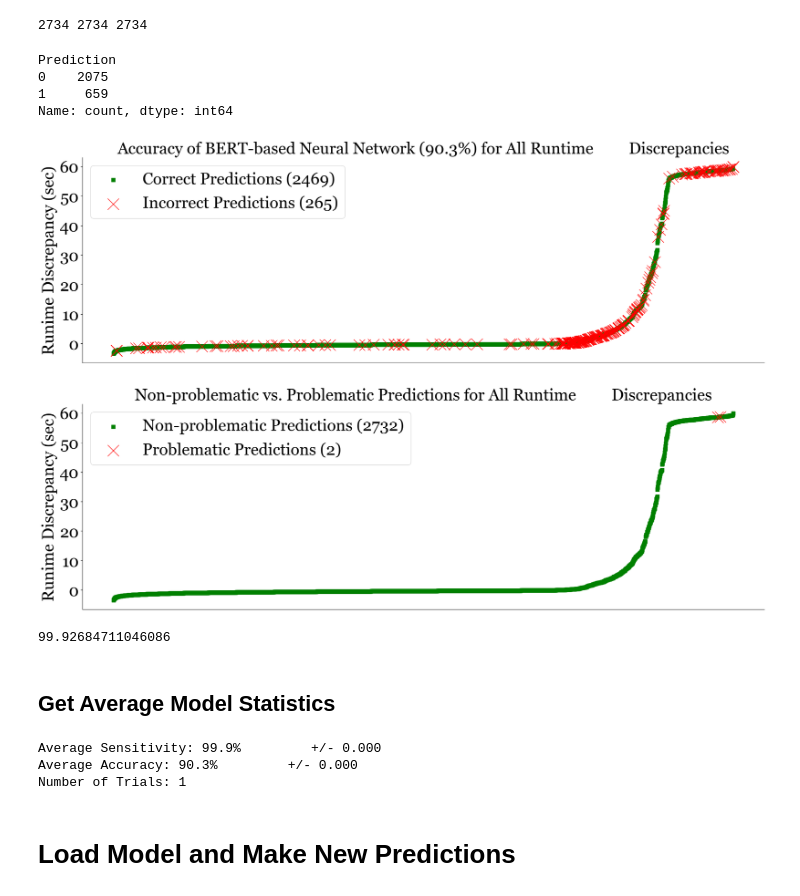
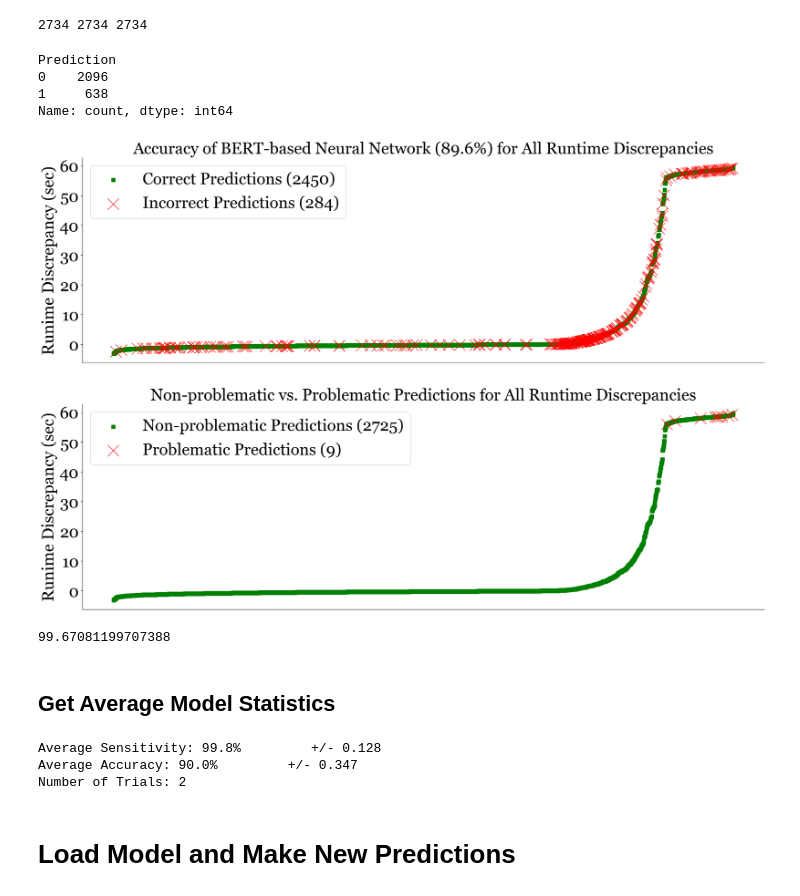
Before and after one commit to wrickord/CutFree, a Jupyter notebook: algorithm-classifier/AlgorithmClassifier.ipynb, the cells around one changed output. Drawn from its saved outputs; the diff is of its cells as text; code cells hidden in the pictures.

Commit message:
BERT model new version

```diff
--- a/algorithm-classifier/AlgorithmClassifier.ipynb
+++ b/algorithm-classifier/AlgorithmClassifier.ipynb
@@ -845,18 +850,23 @@ df_test = df_test.dropna(subset=["Prediction"])
 
 # set prediction algorithm
 cutfree_condition = \
-    ((df_test["Prediction"] == True) & (df_test["Correct_Algorithm_Choice"] == 0)) \
-    | ((df_test["Prediction"] == False) & (df_test["Correct_Algorithm_Choice"] == 1))
+    ((df_test["Prediction"] == True) \
+        & (df_test["Correct_Algorithm_Choice"] == 0)) \
+        | ((df_test["Prediction"] == False) \
+        & (df_test["Correct_Algorithm_Choice"] == 1))
 cutfreerl_condition = \
-    ((df_test["Prediction"] == True) & (df_test["Correct_Algorithm_Choice"] == 1)) \
-    | ((df_test["Prediction"] == False) & (df_test["Correct_Algorithm_Choice"] == 0))
+    ((df_test["Prediction"] == True) \
+        & (df_test["Correct_Algorithm_Choice"] == 1)) \
+        | ((df_test["Prediction"] == False) \
+        & (df_test["Correct_Algorithm_Choice"] == 0))
 df_test.loc[cutfree_condition, "Prediction"] = 0
 df_test.loc[cutfreerl_condition, "Prediction"] = 1
 
 # create correct/incorrect column
-df_test["Correct"] = df_test["Correct_Algorithm_Choice"] == df_test["Prediction"]
+df_test["Correct"] = \
+    df_test["Correct_Algorithm_Choice"] == df_test["Prediction"]
 
-# sort dataframe by discrepency and reset index
+# sort dataframe by discrepancy and reset index
 df_test = df_test.sort_values(
     by=["Time_Discrepancy"],
     ascending=True
@@ -866,13 +876,13 @@ df_test = df_test.sort_values(
 df_test["Prediction"].value_counts() # 0 = CutFree, 1 = CutFreeRL
 # %% [output]
 Prediction
-0    2075
-1     659
+0    2096
+1     638
 Name: count, dtype: int64
 # %%
 fig, ax = plt.subplots(figsize=(24, 16))
 
-# plot correct and incorrect selections for all time discrepencies
+# plot correct and incorrect selections for all time discrepancies
 plt.subplot(2, 1, 1)
 
 correct_conditions = (df_test["Correct"] == True)
@@ -897,8 +907,8 @@ plt.scatter(
 
 # set labels
 plt.title(
-    f"Accuracy of BERT-based Neural Network ({acc * 100:.1f}%) for All Runtime \
-        Discrepancies",
+    f"Accuracy of BERT-based Neural Network ({acc * 100:.1f}%) for"
+    + " All Runtime Discrepancies",
     fontsize=32,
     **gfont
 )
@@ -917,13 +927,15 @@ ax.get_xaxis().set_visible(False)
 ax.spines.right.set_visible(False)
 ax.spines.top.set_visible(False)
 
-# plot problematic and nonproblematic selections for all time discrepencies
+# plot problematic and nonproblematic selections for all time discrepancies
 plt.subplot(2, 1, 2)
 
 nonproblematic_conditions = (
     (df_test["Correct"] == True) \
-    | ((df_test["Correct"] == False) & (df_test["Correct_Algorithm_Choice"] == 0)) \
-    | ((df_test["Correct"] == False) & (df_test["CutFree_Time"] <= 60))
+        | ((df_test["Correct"] == False) \
+        & (df_test["Correct_Algorithm_Choice"] == 0)) \
+        | ((df_test["Correct"] == False) \
+        & (df_test["CutFree_Time"] <= 60))
 )
 plt.scatter(
     df_test[nonproblematic_conditions].index,
@@ -938,8 +950,8 @@ plt.scatter(
 # system at risk of runtime explosion
 problematic_conditions = (
     (df_test["Correct"] == False) \
-    & (df_test["Correct_Algorithm_Choice"] == 1) \
-    & (df_test["CutFree_Time"] >= 60)
+        & (df_test["Correct_Algorithm_Choice"] == 1) \
+        & (df_test["CutFree_Time"] >= 60)
 )
 plt.scatter(
     df_test[problematic_conditions].index,
@@ -950,42 +962,42 @@ plt.scatter(
     s=500
 )
 
 # set labels
 plt.title(
-    f"Non-problematic vs. Problematic Predictions for All Runtime \
-        Discrepancies",
+    f"Non-problematic vs. Problematic Predictions for All Runtime"
+    + " Discrepancies",
     fontsize=32,
     **gfont
 )
 plt.ylabel(
     "Runime Discrepancy (sec)",
     fontsize=32,
     **gfont
 )
 plt.legend(
     [f"Non-problematic Predictions ({len(df_test[nonproblematic_conditions])})",
     f"Problematic Predictions ({len(df_test[problematic_conditions])})"],
     prop=font
 )
 
 # fix axis
 ax = plt.gca()
 plt.xticks(fontsize=32, **gfont)
 plt.yticks(fontsize=32, **gfont)
 ax.get_xaxis().set_visible(False)
 ax.spines.right.set_visible(False)
 ax.spines.top.set_visible(False)
 
 # save figure
 plt.savefig(save_folder + "/runtime_discrepancies.png")
 # %% [output]
-[figure, old version]
+[figure, new version]
 # %%
 # get sensitivity for values above runtime limit
 sensitivity = (
     len(df_test[nonproblematic_conditions])) \
-    / (len(df_test[nonproblematic_conditions]) \
-    + len(df_test[problematic_conditions])
+        / (len(df_test[nonproblematic_conditions]) \
+        + len(df_test[problematic_conditions])
 ) * 100
 
 # save sensitivity
@@ -995,7 +1007,7 @@ with open(save_folder + "/sensitivity_results.csv", "w") as f:
 
 sensitivity
 # %% [output]
-99.92684711046086
+99.67081199707388
 # %% [markdown]
 ## Get Average Model Statistics
 # %%
@@ -1030,9 +1042,9 @@ print(
 )
 print(f"Number of Trials: {n}")
 # %% [output]
-Average Sensitivity: 99.9%         +/- 0.000
-Average Accuracy: 90.3%         +/- 0.000
-Number of Trials: 1
+Average Sensitivity: 99.8%         +/- 0.128
+Average Accuracy: 90.0%         +/- 0.347
+Number of Trials: 2
 # %% [markdown]
 # Load Model and Make New Predictions
 # %%
```
Also changed, not shown: parts of 17 cells of this notebook, 8 other files.
